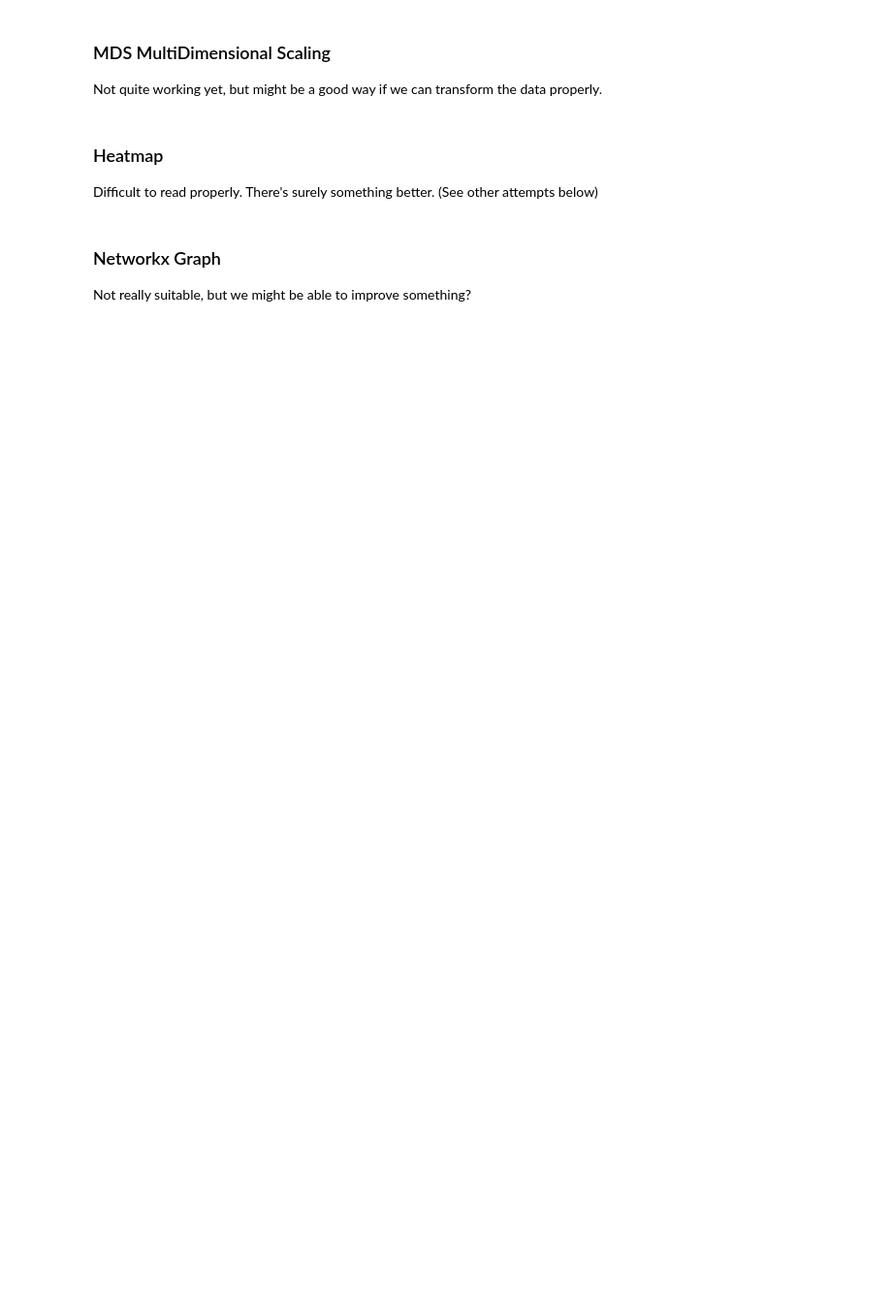
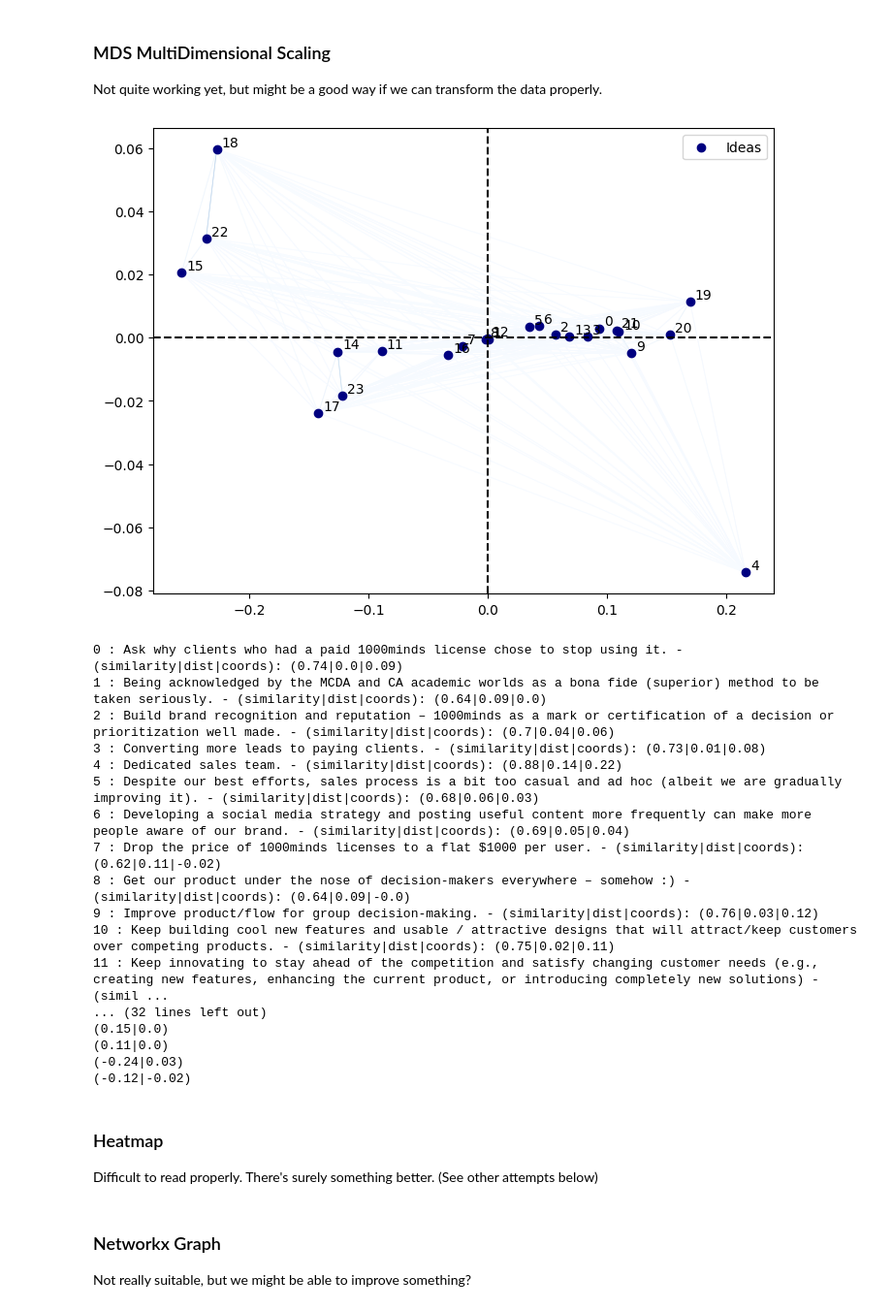
Before and after one commit to derjogi/simscore-frontend, a Jupyter notebook: api/centroid_plots.ipynb, the cells around one changed output. Shown at 97% size. Cells and saved outputs as stored; diff of their text form; code cells hidden in the pictures; blank space fills up the shorter version.

```diff
--- a/api/centroid_plots.ipynb
+++ b/api/centroid_plots.ipynb
@@ -69,33 +131,55 @@ segments = [
     [coords[i, :], coords[j, :]] for i in range(len(coords)) for j in range(len(coords))
 ]
 values = np.abs(line_weights)
 lc = LineCollection(
     segments, zorder=0, cmap=plt.cm.Blues, norm=plt.Normalize(0, values.max())
 )
 lc.set_array(line_weights.flatten())
 lc.set_linewidths(np.full(len(segments), 0.5))
 ax.add_collection(lc)
 
 # Add labels to each point
 labels = []
 for i, dist in enumerate(coords):
     # text = f"{i}: {txt[:5]}..." if len(txt) > 5 else txt
     dist_round = round(dist[0], 2)
     text = f"{i}"
     label = ax.annotate(text, (coords[i, 0], coords[i, 1]), xytext=(5, 3), textcoords='offset pixels')
     labels.append(label)
 
 # Adjust labels to prevent overlap - doesn't quite work though
 # adjust_text(labels, arrowprops=dict(arrowstyle='->', color='black'))
 
 # Add x and y axes
 ax.axhline(y=0, color='k', linestyle='--')
 ax.axvline(x=0, color='k', linestyle='--')
 
 plt.show()
 
 for i, item in enumerate(ideas_and_similarities):
     print(f"{i} : {item["idea"]} - (similarity|dist|coords): ({round(item["similarity"], 2)}|{round(distances[i][0], 2)}|{round(coords[i][0], 2)})")
+
+for x, y in coords:
+    print(f"({round(x, 2)}|{round(y, 2)})")
+# %% [output]
+[figure, added]
+0 : Ask why clients who had a paid 1000minds license chose to stop using it. - (similarity|dist|coords): (0.74|0.0|0.09)
+1 : Being acknowledged by the MCDA and CA academic worlds as a bona fide (superior) method to be taken seriously. - (similarity|dist|coords): (0.64|0.09|0.0)
+2 : Build brand recognition and reputation – 1000minds as a mark or certification of a decision or prioritization well made. - (similarity|dist|coords): (0.7|0.04|0.06)
+3 : Converting more leads to paying clients. - (similarity|dist|coords): (0.73|0.01|0.08)
+4 : Dedicated sales team. - (similarity|dist|coords): (0.88|0.14|0.22)
+5 : Despite our best efforts, sales process is a bit too casual and ad hoc (albeit we are gradually improving it). - (similarity|dist|coords): (0.68|0.06|0.03)
+6 : Developing a social media strategy and posting useful content more frequently can make more people aware of our brand. - (similarity|dist|coords): (0.69|0.05|0.04)
+7 : Drop the price of 1000minds licenses to a flat $1000 per user. - (similarity|dist|coords): (0.62|0.11|-0.02)
+8 : Get our product under the nose of decision-makers everywhere – somehow :) - (similarity|dist|coords): (0.64|0.09|-0.0)
+9 : Improve product/flow for group decision-making. - (similarity|dist|coords): (0.76|0.03|0.12)
+10 : Keep building cool new features and usable / attractive designs that will attract/keep customers over competing products. - (similarity|dist|coords): (0.75|0.02|0.11)
+11 : Keep innovating to stay ahead of the competition and satisfy changing customer needs (e.g., creating new features, enhancing the current product, or introducing completely new solutions) - (simil ...
+... (32 lines left out)
+(0.15|0.0)
+(0.11|0.0)
+(-0.24|0.03)
+(-0.12|-0.02)
 # %% [markdown]
 ### Heatmap
 Difficult to read properly. There's surely something better. (See other attempts below)
```
Also changed, not shown: parts of 2 cells of this notebook, 10 other files.
